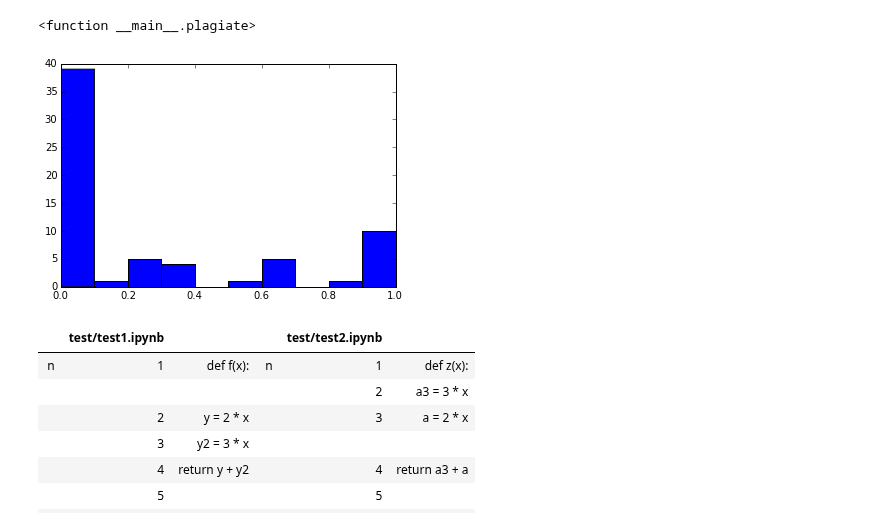
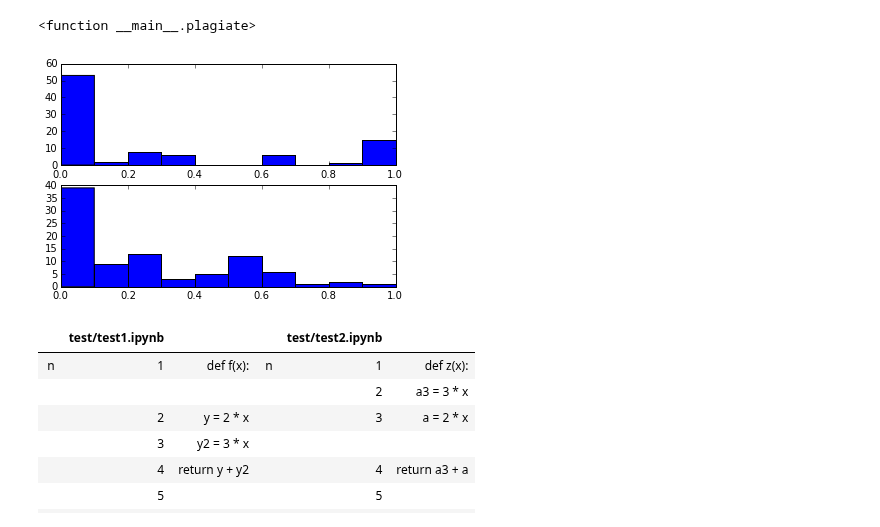
Before and after one commit to haraldschilly/python-fuer-mathematiker, a Jupyter notebook: bsp/plagiatsuche.ipynb, the cells around one changed output. Drawn from its saved outputs; the diff is of its cells as text; code cells hidden in the pictures.

```diff
--- a/bsp/plagiatsuche.ipynb
+++ b/bsp/plagiatsuche.ipynb
@@ -160,9 +160,12 @@ interact(plagiate, root=fixed("."), threshold=(0, 1, 0.01), show_all=False)
 # %%
 %matplotlib inline
 import matplotlib.pyplot as plt
-_ = plt.hist(distances)
+f1 = plt.subplot(2,1,1)
+f2 = plt.subplot(2,1,2)
+_ = f1.hist(code_distances)
+_ = f2.hist(text_distances)
 # %% [output]
-[figure, old version]
+[figure, new version]
 # %%
 def showdiff(fn1, fn2):
     htmldiff = HtmlDiff()
```
Also changed, not shown: parts of 1 cell of this notebook, 2 other files.
